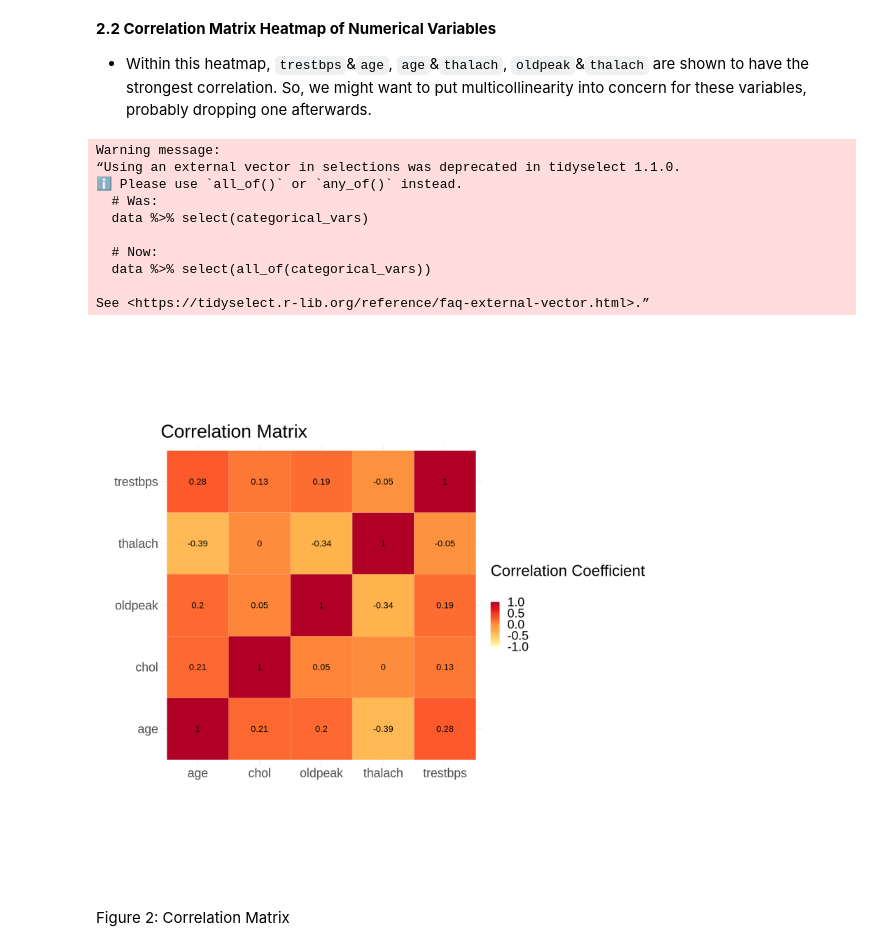
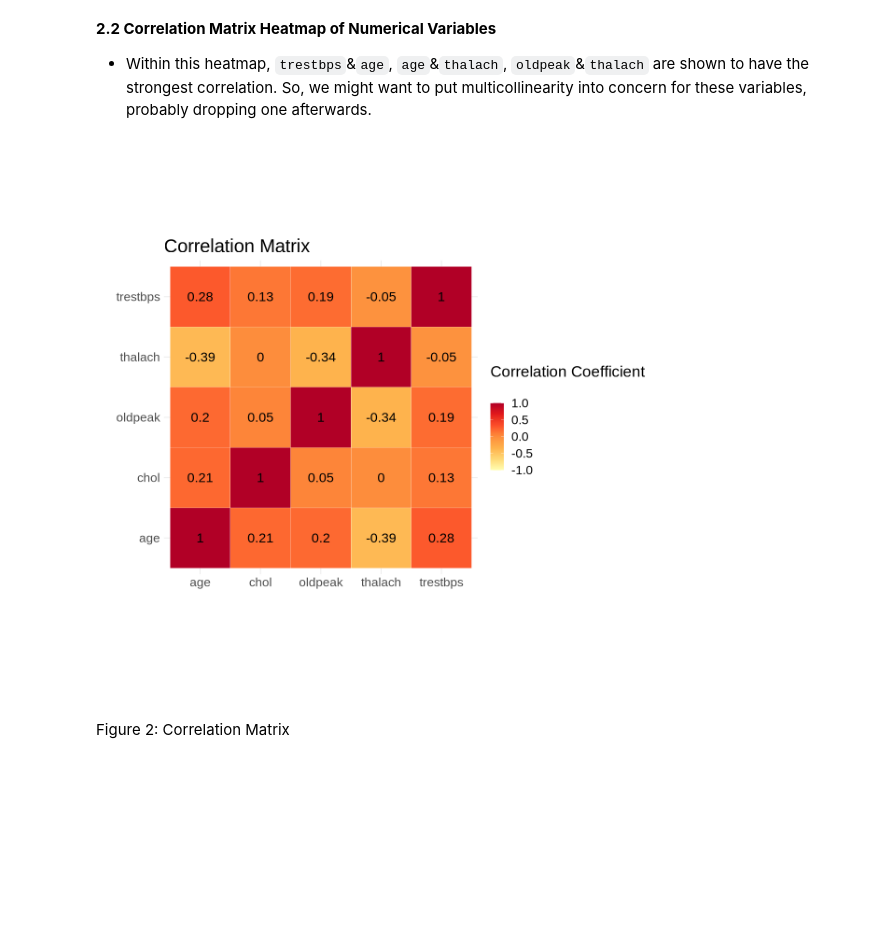
Before and after one commit to Speculatorrr/Group-STAT301, a Jupyter notebook: GROUP10.ipynb, the cells around one changed output. Cells and saved outputs as stored; diff of their text form; code cells hidden in the pictures; blank space fills up the shorter version.

```diff
--- a/GROUP10.ipynb
+++ b/GROUP10.ipynb
@@ -189,40 +167,30 @@ Figure 1: Categorical Covariate Barcharts
 # %%
 # Main developer: Christin Wang
 
 corr_matrix <- heart_data %>%
             select(-categorical_vars, -num) %>%
             cor() %>%
             as_tibble(rownames = 'var1') %>%
             pivot_longer(-var1, names_to = "var2", values_to = "corr")
 
 plot_corr_matrix <- corr_matrix %>%
    ggplot(aes(var1, var2)) +
    geom_tile(aes(fill = corr), color = "white") +
    scale_fill_distiller("Correlation Coefficient \n",
        palette =  "YlOrRd",
        direction = 1,
        limits = c(-1, 1)
      ) +
      labs(x = "", y = "") +
      theme_minimal() +
-     theme(text = element_text(size = 30)) +
+     theme(text = element_text(size = 20)) +
      coord_fixed() +
    geom_text(aes(var1, var2, label = round(corr, 2)), color = "black", size = 6) +
    ggtitle("Correlation Matrix")
 
 plot_corr_matrix
 # %% [output]
-Warning message:
-“Using an external vector in selections was deprecated in tidyselect 1.1.0.
-ℹ Please use `all_of()` or `any_of()` instead.
-  # Was:
-  data %>% select(categorical_vars)
-
-  # Now:
-  data %>% select(all_of(categorical_vars))
-
-See <https://tidyselect.r-lib.org/reference/faq-external-vector.html>.”
-[figure, old version]
+[figure, new version]
 # %% [markdown]
 Figure 2: Correlation Matrix
 # %% [markdown]
```
Also changed, not shown: parts of 17 cells of this notebook.
